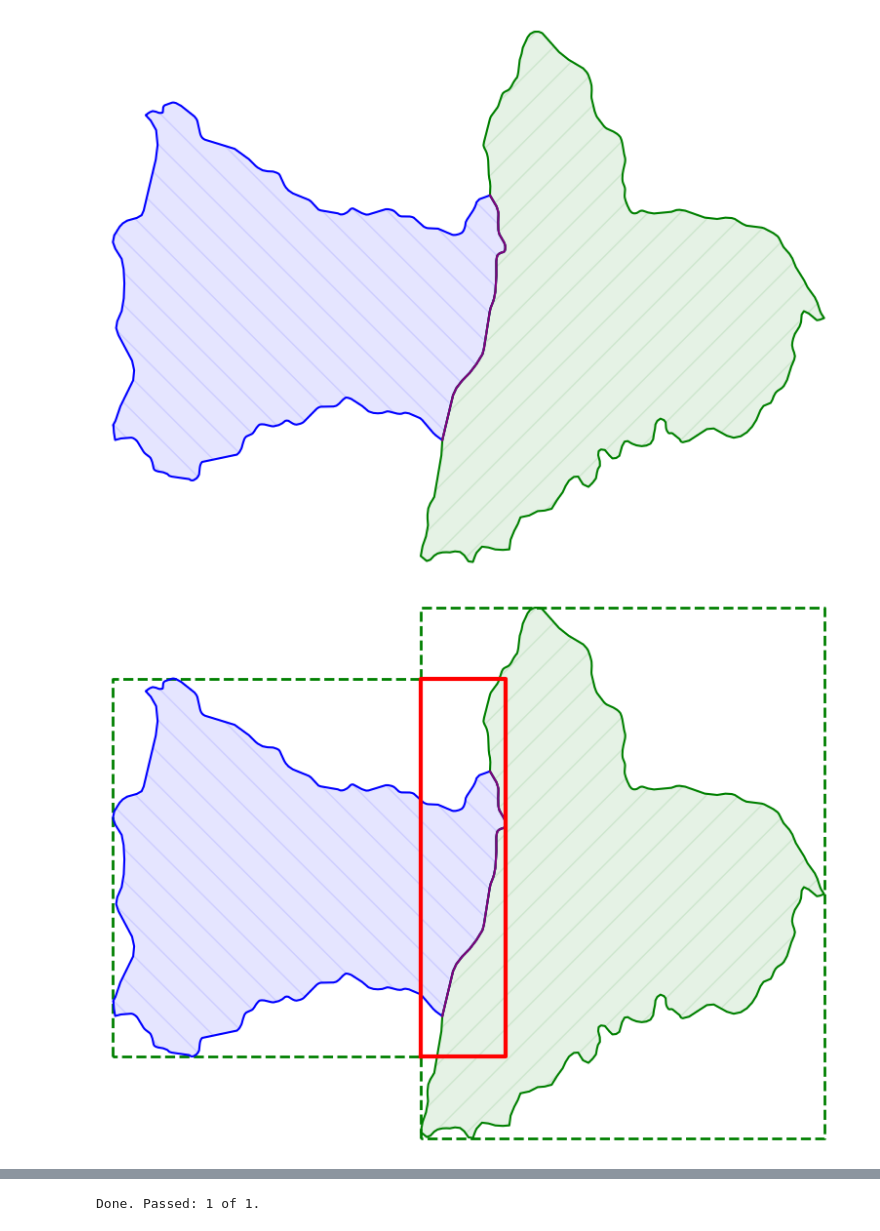
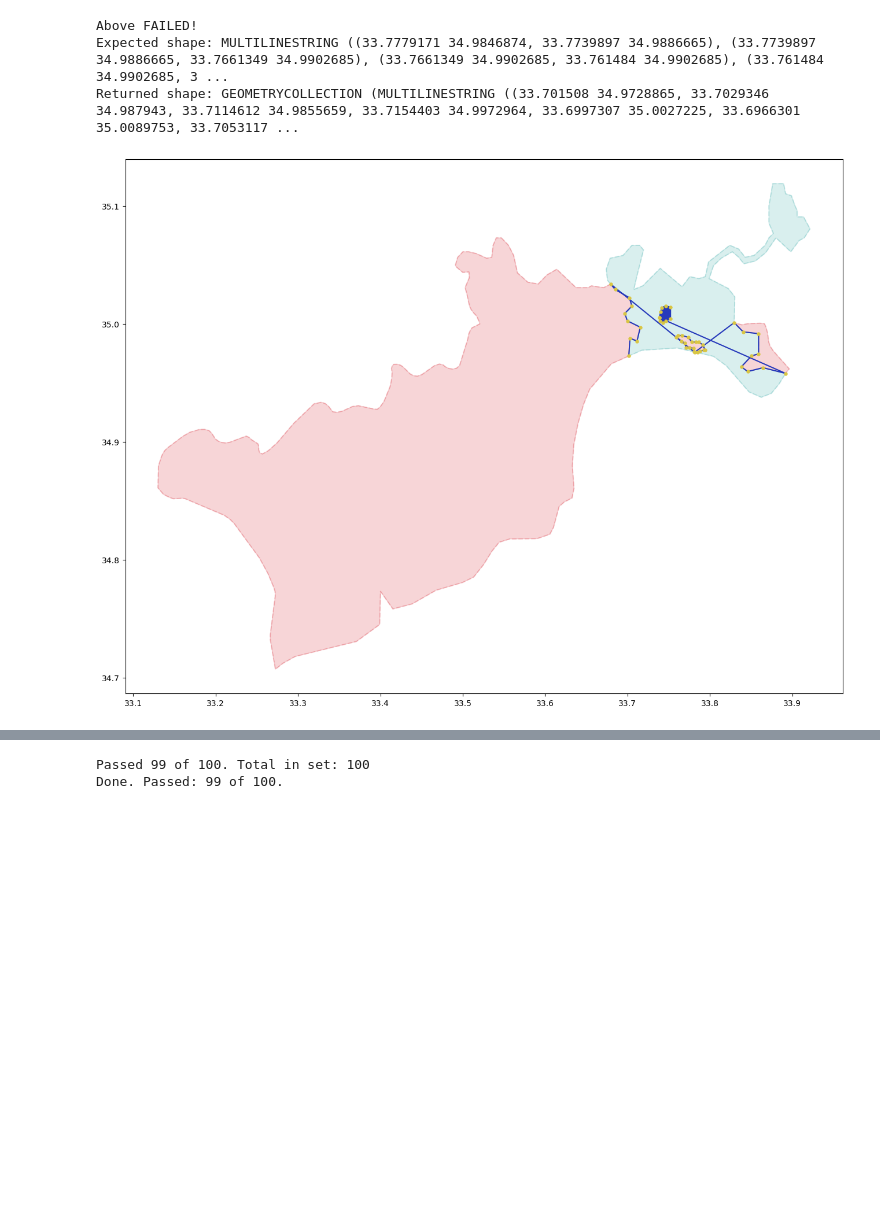
Before and after one commit to SimonErlandsson/Operable-Maps-Compression, a Jupyter notebook: Intersection_Validation.ipynb, the cells around one changed output, grey strips where cells are left out. Drawn from its saved outputs; the diff is of its cells as text; code cells hidden in the pictures; blank space fills up the shorter version.

Commit message:
More plotting

```diff
--- a/Intersection_Validation.ipynb
+++ b/Intersection_Validation.ipynb
@@ -50,8 +50,8 @@ passed = 0
 
 def evaluate_dataset(data, plot, total, passed, delta_size=None):
     for i, d in enumerate(data):
-        if i != 12:
-            continue
+        # if i != 12:
+        #     continue
         g1, g2 = d
         # if delta_size != None:
         #     set_max_num_delta(delta_size)
@@ -116,33 +116,35 @@ def evaluate_dataset(data, plot, total, passed, delta_size=None):
         #         plt.show()
 
         else:
 
             print("Above FAILED!")
             print('Expected shape:', exp_shape)
             print('Returned shape:', intersection)
             create_canvas()
             plot_geometry(g1,alpha=0.2, fill_alpha=0.2, solid=False)
             plot_geometry(g2,alpha=0.2, fill_alpha=0.2, solid=False)
             #plot_geometry(exp_shape, solid=False)
             plot_geometry(intersection, fill_alpha=1.0)
             plot_coordinates(intersection)
             plt.show()
         if total % 100 == 0:
             print(f"Passed {passed} of {total}. Total in set: {len(data)}")
     return total, passed
 
 #total, passed = evaluate_dataset(manual_data, False, total, passed, "Manual") # Second param: PLOT?
 
 #total, passed = evaluate_dataset(special_cases, True, total, passed, "Special Case")
-total, passed = evaluate_dataset(world_data, True, total, passed, "World")
+total, passed = evaluate_dataset(world_data, False, total, passed, "World")
 # total, passed = evaluate_dataset(lund_data, False, total, passed, "Lund")
 #total, passed = evaluate_dataset(waterways_data, False, total, passed, "Waterways")
 #total, passed = evaluate_dataset(sweden_data, False, total, passed, "Sweden")
 #total, passed = evaluate_dataset(new_york_data, False, total, passed, "NewYork")
 
 
 print(f'Done. Passed: {passed} of {total}.')
 #POLYGON ((6.5 6.5, 8 5, 4 4, 6.5 6.5))
 # %% [output]
+Above FAILED!
+Expected shape: MULTILINESTRING ((33.7779171 34.9846874, 33.7739897 34.9886665), (33.7739897 34.9886665, 33.7661349 34.9902685), (33.7661349 34.9902685, 33.761484 34.9902685), (33.761484 34.9902685, 3 ...
+Returned shape: GEOMETRYCOLLECTION (MULTILINESTRING ((33.701508 34.9728865, 33.7029346 34.987943, 33.7114612 34.9855659, 33.7154403 34.9972964, 33.6997307 35.0027225, 33.6966301 35.0089753, 33.7053117 ...
-[figure, old version]
+[figure, new version]
-[figure, removed]
@@ -154 +151,2 @@ print(f'Done. Passed: {passed} of {total}.')
-Done. Passed: 1 of 1.
+Passed 99 of 100. Total in set: 100
+Done. Passed: 99 of 100.
```
Also changed, not shown: parts of 1 cell of this notebook, 2 other files.
